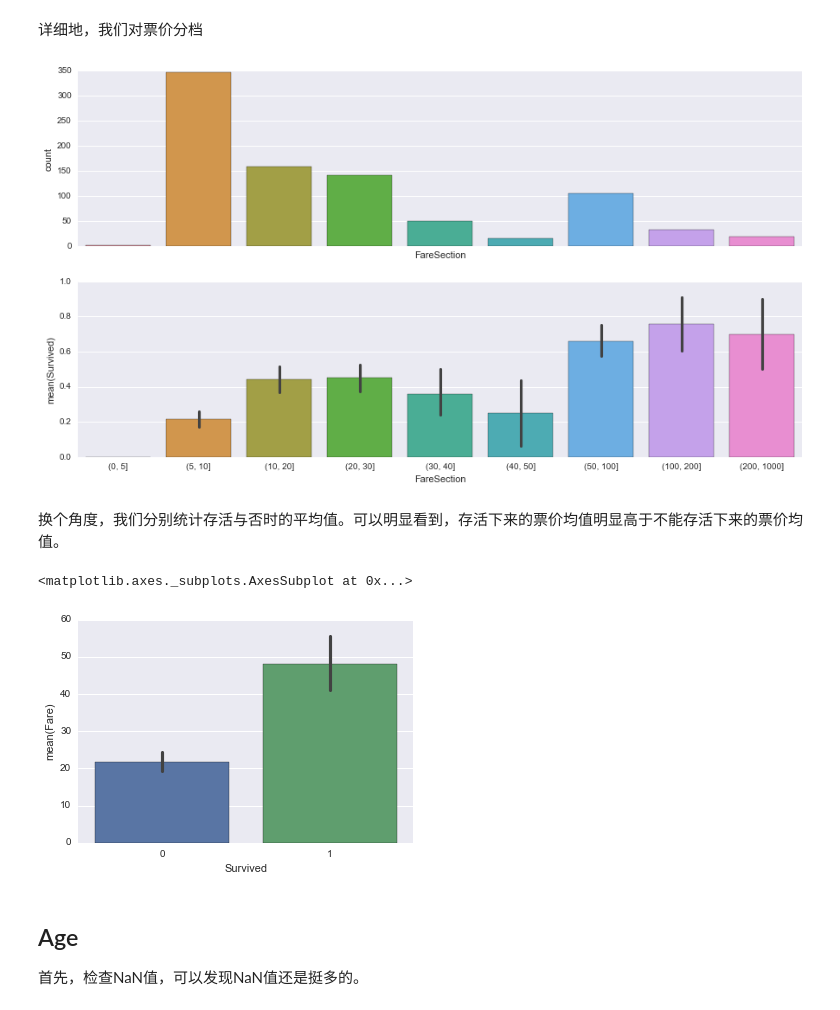
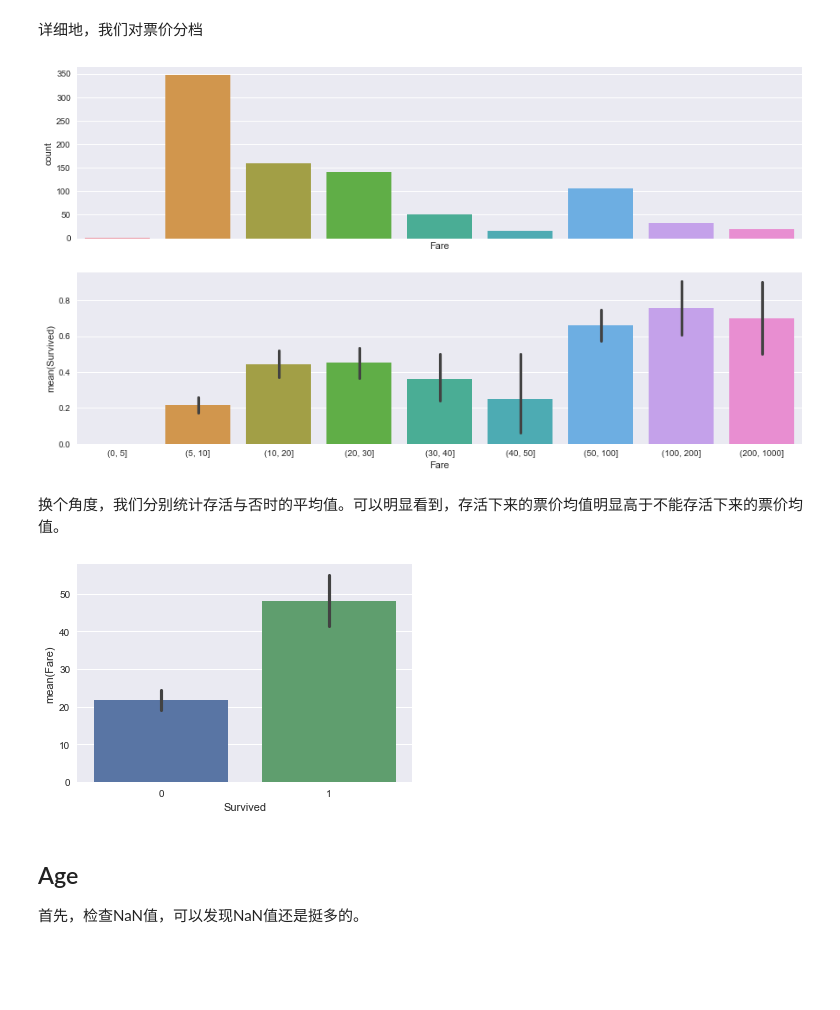
Before and after one commit to coder-ss/ml-learn, a Jupyter notebook: kaggle/Titanic/omarelgabry.ipynb, the cells around one changed output. Cells and saved outputs as stored; diff of their text form; code cells hidden in the pictures; blank space fills up the shorter version.

```diff
--- a/kaggle/Titanic/omarelgabry.ipynb
+++ b/kaggle/Titanic/omarelgabry.ipynb
@@ -140,23 +148,22 @@ plt.show()
 # %% [markdown]
 详细地，我们对票价分档
 # %%
-train_df['FareSection'] = pd.cut(train_df['Fare'], [0, 5, 10, 20, 30, 40, 50, 100, 200, 1000])
+fare_section = pd.cut(train_df['Fare'], [0, 5, 10, 20, 30, 40, 50, 100, 200, 1000])
 
 # 每档的数量
 f, (ax1, ax2) = plt.subplots(nrows=2, ncols=1, figsize=(15, 8), sharex=True)
-ax = sns.countplot("FareSection", data=train_df, ax=ax1)
+ax = sns.countplot(fare_section, ax=ax1)
 
 # 每档的存活率
-ax = sns.barplot(x="FareSection", y="Survived", data=train_df, ax=ax2)
+ax = sns.barplot(fare_section, train_df["Survived"], ax=ax2)
 # %% [output]
-[figure, old version]
+[figure, new version]
 # %% [markdown]
 换个角度，我们分别统计存活与否时的平均值。可以明显看到，存活下来的票价均值明显高于不能存活下来的票价均值。
 # %%
-sns.barplot(x='Survived', y='Fare', data=train_df)
+ax = sns.barplot(x='Survived', y='Fare', data=train_df)
 # %% [output]
-<matplotlib.axes._subplots.AxesSubplot at 0x...>
-[figure, old version]
+[figure, new version]
 # %% [markdown]
 ## Age
 
```
Also changed, not shown: parts of 31 cells of this notebook, 1 other file.
